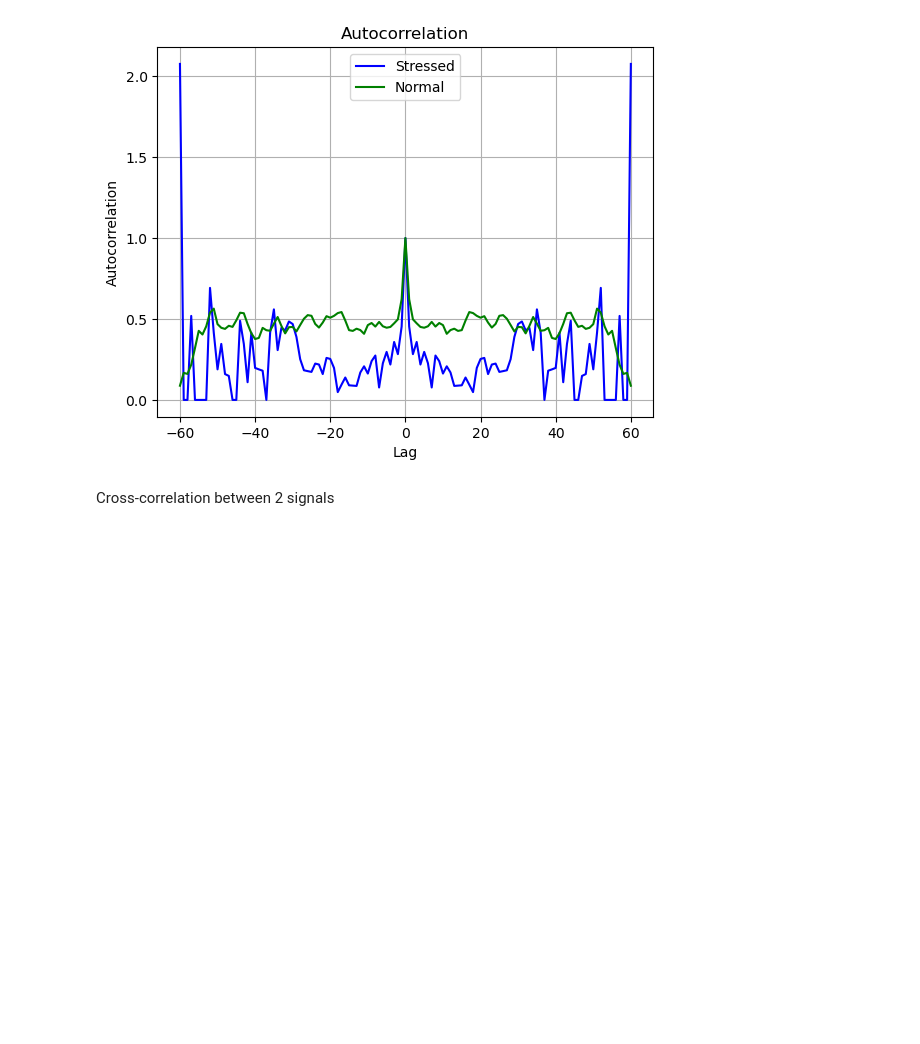
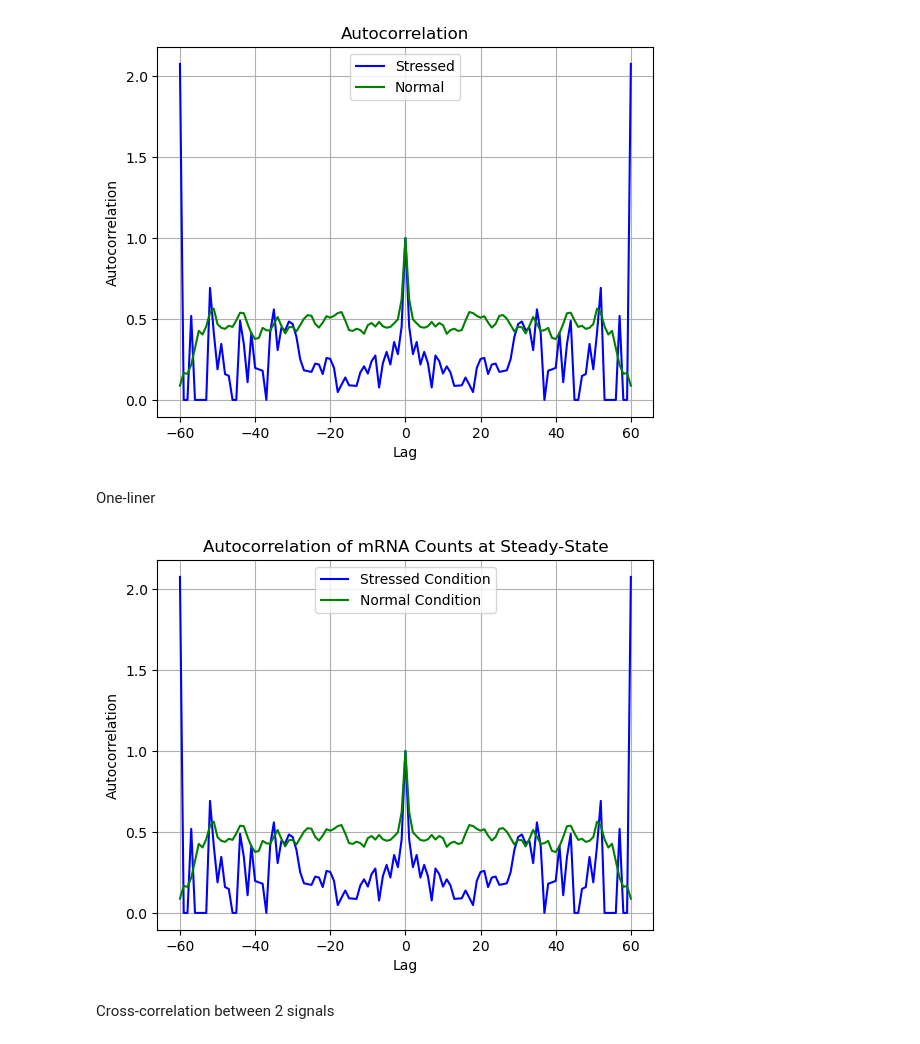
Before and after one commit to GrignardReagent/SSA, a Jupyter notebook: notebooks/WIP_auto_cross-correlation.ipynb, the cells around one changed output. Cells and saved outputs as stored; diff of their text form; code cells hidden in the pictures; blank space fills up the shorter version.

```diff
--- a/notebooks/WIP_auto_cross-correlation.ipynb
+++ b/notebooks/WIP_auto_cross-correlation.ipynb
@@ -75,6 +79,12 @@ plt.grid()
 plt.show()
 # %% [output]
 [figure]
+# %% [markdown]
+One-liner
+# %%
+plot_autocorr(parameter_sets, stress_trajectories, normal_trajectories)
+# %% [output]
+[figure, added]
 # %% [markdown]
 Cross-correlation between 2 signals
 # %%
```
Also changed, not shown: parts of 6 cells of this notebook, 5 other files.
